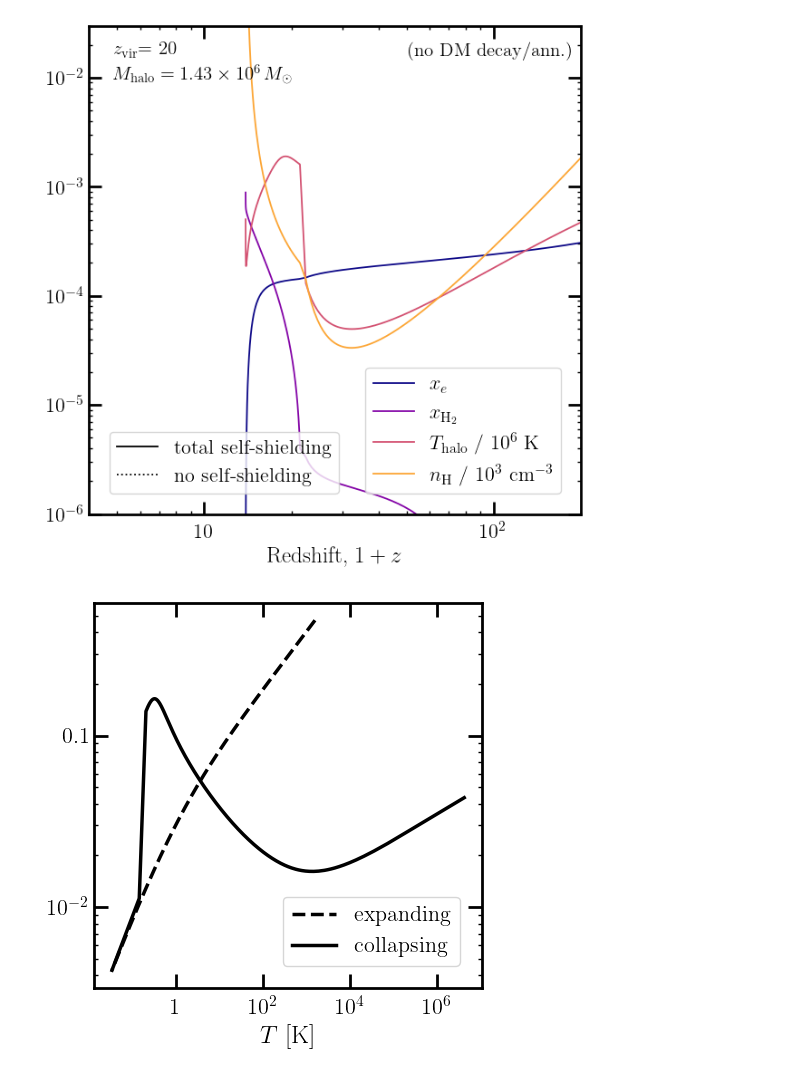
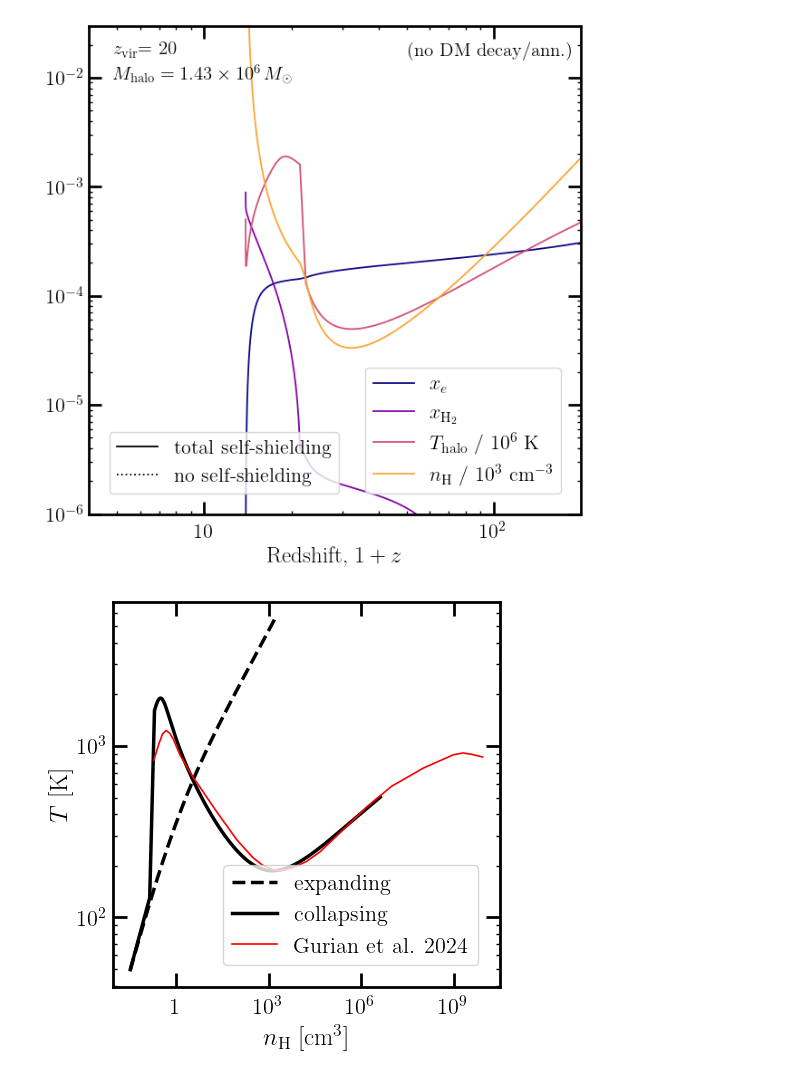
Before and after one commit to wenzerq/DarkHistory, a Jupyter notebook: H2_cooling/DCBH.ipynb, the cells around one changed output. Cells and saved outputs as stored; diff of their text form; code cells hidden in the pictures.

Commit message:
added digitized data from Gurian et al.

```diff
--- a/H2_cooling/DCBH.ipynb
+++ b/H2_cooling/DCBH.ipynb
@@ -273,17 +281,46 @@ T_vir = 1600 K.
 Required step size is less than spacing between numbers.
 [figure]
 # %%
-T = halo_data['LCDM']['y'][2][discont_mask]
+T = halo_data['LCDM']['y'][2][discont_mask] / phys.kB
 nH = halo_data['LCDM']['y'][3][discont_mask]
 ind_min = np.argmin(nH)
+
+Gurian_fig1 = np.array([
+    [0.19200176793036725, 824.9924976324792],
+    [0.2809096188343848, 1031.5242572239092],
+    [0.3686467888838656, 1175.8822432395825],
+    [0.48378711814246567, 1231.5694901712286],
+    [0.6348895005683186, 1185.1265106842777],
+    [0.8331860498468026, 1088.9391579542976],
+    [1.3590045495438539, 884.613109855885],
+    [3.2431065262241185, 675.7510886790784],
+    [22.954978859321542, 403.5613109582194],
+    [94.3419590671777, 283.27614825570913],
+    [311.959207045009, 223.17994048785377],
+    [632.4290409432389, 201.95295663953402],
+    [1429.3656429973596, 189.92361232235444],
+    [2461.676777274177, 187.04512693392786],
+    [5874.5057362110165, 194.42810576928412],
+    [16502.05167199444, 211.66814387464603],
+    [46355.8504516527, 241.33418690781673],
+    [170889.3541498248, 301.8173297897219],
+    [1423826.2594496352, 437.0179214170039],
+    [9544735.816778373, 581.3564084849605],
+    [104363767.12515171, 744.24175613256],
+    [969413972.0638154, 888.9316042783801],
+    [1965274737.1576757, 909.861127798159],
+    [3573713479.0047784, 896.0828944410088],
+    [8528252175.83392, 862.4144367917993]
+])
 
 plt.figure(figsize=(5,5))
 plt.loglog()
 plt.plot(nH[:ind_min], T[:ind_min], color='k', linestyle='--', label="expanding")
 plt.plot(nH[ind_min:], T[ind_min:], color='k', label='collapsing')
+plt.plot(Gurian_fig1[:,0] ,Gurian_fig1[:,1] , color='r', linewidth=1.2, label='Gurian et al. 2024')
 plt.xlabel(r"$n_\mathrm{H}$ [cm$^3$]")
-plt.xlabel(r"$T$ [K]")
+plt.ylabel(r"$T$ [K]")
 plt.legend()
 plt.show()
 # %% [output]
-[figure, old version]
+[figure, new version]
```
Also changed, not shown: parts of 1 cell of this notebook.
